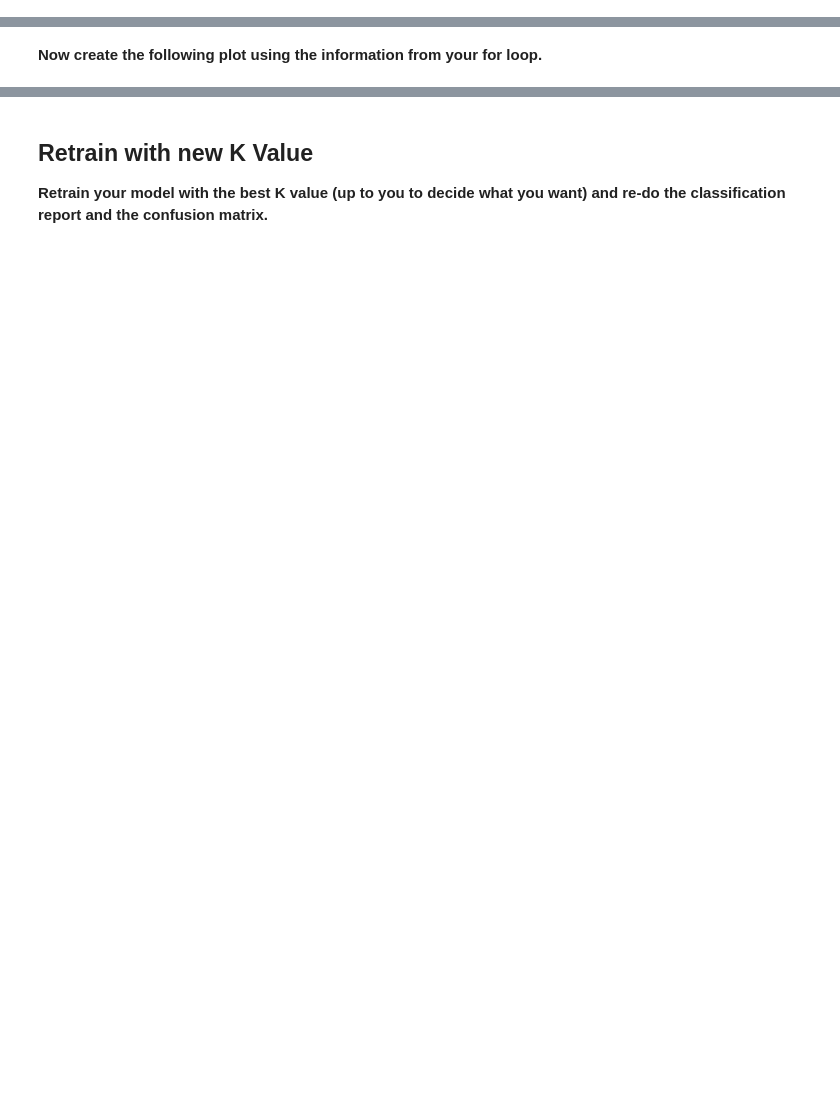
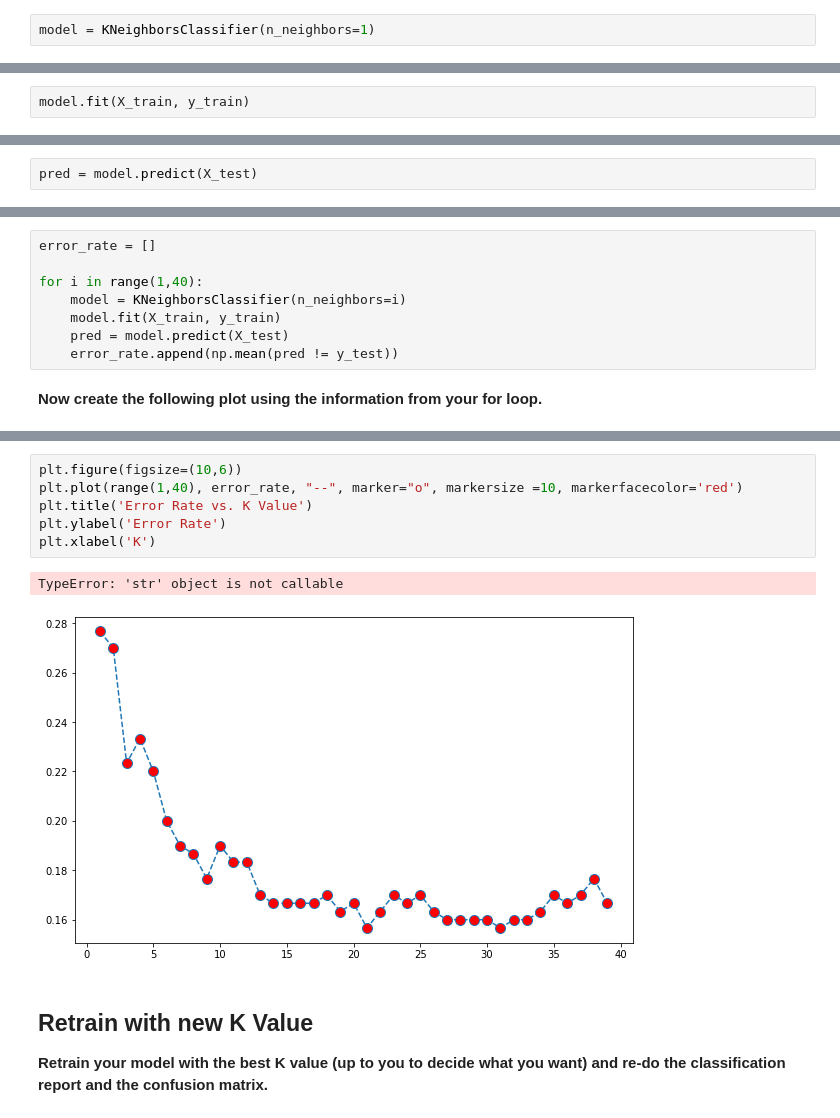
Before and after one commit to Ofri-Streichman/Linear-Regression-Project, a Jupyter notebook: K Nearest Neighbors Project.ipynb, the cells around one changed output, grey strips where cells are left out. Saved outputs shown, nothing was run; the diff lists cells and outputs as text; blank space fills up the shorter version.

```diff
--- a/K Nearest Neighbors Project.ipynb
+++ b/K Nearest Neighbors Project.ipynb
@@ -78,4 +95,6 @@ StandardScaler(copy=True, with_mean=True, with_std=True)
 # %% [markdown]
 **Create a KNN model instance with n_neighbors=1**
+# %%
+model = KNeighborsClassifier(n_neighbors=1)
 # %% [markdown]
 **Fit this KNN model to the training data.**
@@ -86,0 +101,2 @@ KNeighborsClassifier(algorithm='auto', leaf_size=30, metric='minkowski',
+# %%
+model.fit(X_train, y_train)
@@ -89,5 +107,7 @@ KNeighborsClassifier(algorithm='auto', leaf_size=30, metric='minkowski',
 Let's evaluate our KNN model!
 # %% [markdown]
 **Use the predict method to predict values using your KNN model and X_test.**
+# %%
+pred = model.predict(X_test)
 # %% [markdown]
 ** Create a confusion matrix and classification report.**
@@ -108,5 +135,13 @@ avg / total       0.75      0.75      0.75       300
 Let's go ahead and use the elbow method to pick a good K Value!
 
 ** Create a for loop that trains various KNN models with different k values, then keep track of the error_rate for each of these models with a list. Refer to the lecture if you are confused on this step.**
+# %%
+error_rate = []
+
+for i in range(1,40):
+    model = KNeighborsClassifier(n_neighbors=i)
+    model.fit(X_train, y_train)
+    pred = model.predict(X_test)
+    error_rate.append(np.mean(pred != y_test))
 # %% [markdown]
 **Now create the following plot using the information from your for loop.**
@@ -117,3 +148,12 @@ Let's go ahead and use the elbow method to pick a good K Value!
+# %%
+plt.figure(figsize=(10,6))
+plt.plot(range(1,40), error_rate, "--", marker="o", markersize =10, markerfacecolor='red')
+plt.title('Error Rate vs. K Value')
+plt.ylabel('Error Rate')
+plt.xlabel('K')
+# %% [output]
+TypeError: 'str' object is not callable
+[figure, added]
 # %% [markdown]
 ## Retrain with new K Value
 
```
Also changed, not shown: parts of 21 cells of this notebook.
